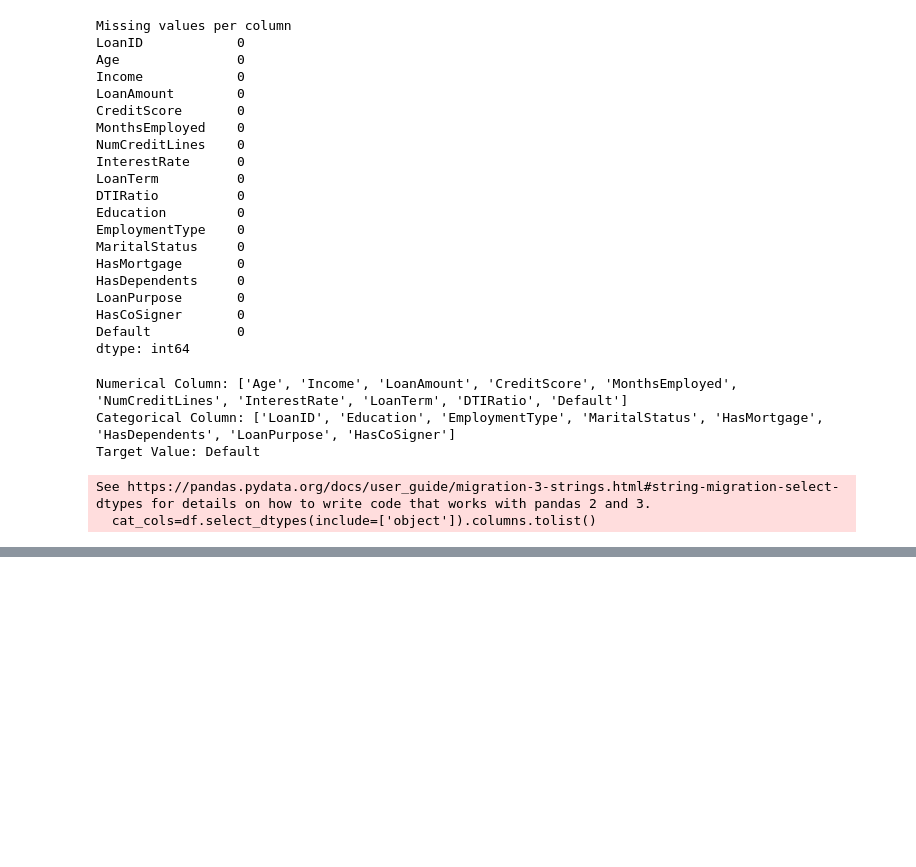
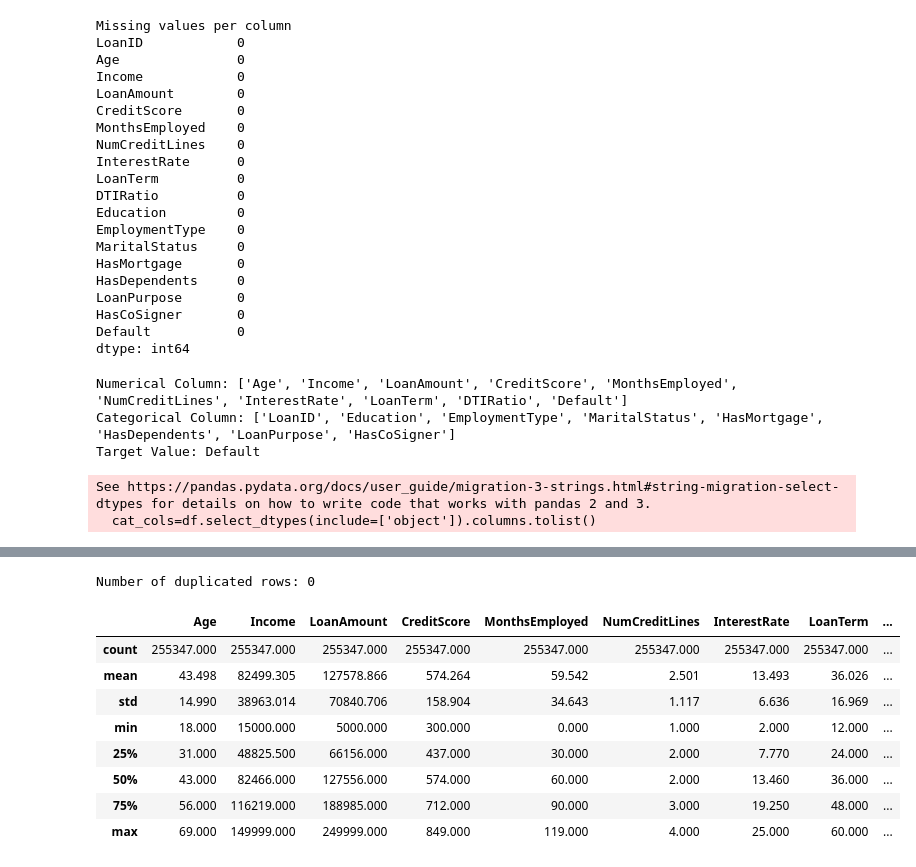
Before and after one commit to kaflebiplob/HousePrice_and_LoanDefault, a Jupyter notebook: notebooks/loan_default_prediction.ipynb, the cells around one changed output, grey strips where cells are left out. Drawn from its saved outputs; the diff is of its cells as text; code cells hidden in the pictures; blank space fills up the shorter version.

```diff
--- a/notebooks/loan_default_prediction.ipynb
+++ b/notebooks/loan_default_prediction.ipynb
@@ -103,0 +125,20 @@ See https://pandas.pydata.org/docs/user_guide/migration-3-strings.html#string-mi
+# %%
+# checking for duplicates
+
+duplicates =df.duplicated().sum()
+
+print("Number of duplicated rows:",duplicates)
+# %% [output]
+Number of duplicated rows: 0
+# %%
+df[num_cols].describe()
+# %% [output]
+|  | Age | Income | LoanAmount | CreditScore | MonthsEmployed | NumCreditLines | InterestRate | LoanTerm | ... |
+| count | 255347.000 | 255347.000 | 255347.000 | 255347.000 | 255347.000 | 255347.000 | 255347.000 | 255347.000 | ... |
+| mean | 43.498 | 82499.305 | 127578.866 | 574.264 | 59.542 | 2.501 | 13.493 | 36.026 | ... |
+| std | 14.990 | 38963.014 | 70840.706 | 158.904 | 34.643 | 1.117 | 6.636 | 16.969 | ... |
+| min | 18.000 | 15000.000 | 5000.000 | 300.000 | 0.000 | 1.000 | 2.000 | 12.000 | ... |
+| 25% | 31.000 | 48825.500 | 66156.000 | 437.000 | 30.000 | 2.000 | 7.770 | 24.000 | ... |
+| 50% | 43.000 | 82466.000 | 127556.000 | 574.000 | 60.000 | 2.000 | 13.460 | 36.000 | ... |
+| 75% | 56.000 | 116219.000 | 188985.000 | 712.000 | 90.000 | 3.000 | 19.250 | 48.000 | ... |
+| max | 69.000 | 149999.000 | 249999.000 | 849.000 | 119.000 | 4.000 | 25.000 | 60.000 | ... |
```
Also changed, not shown: parts of 7 cells of this notebook.
